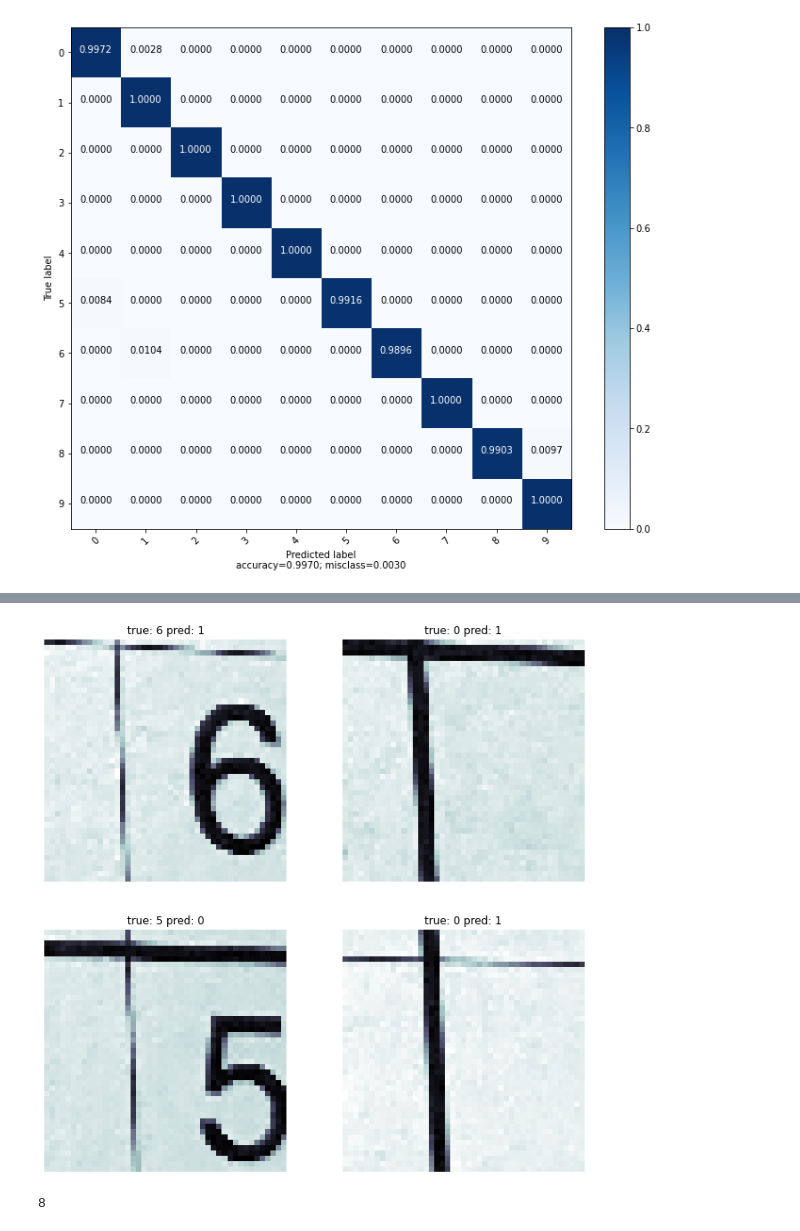
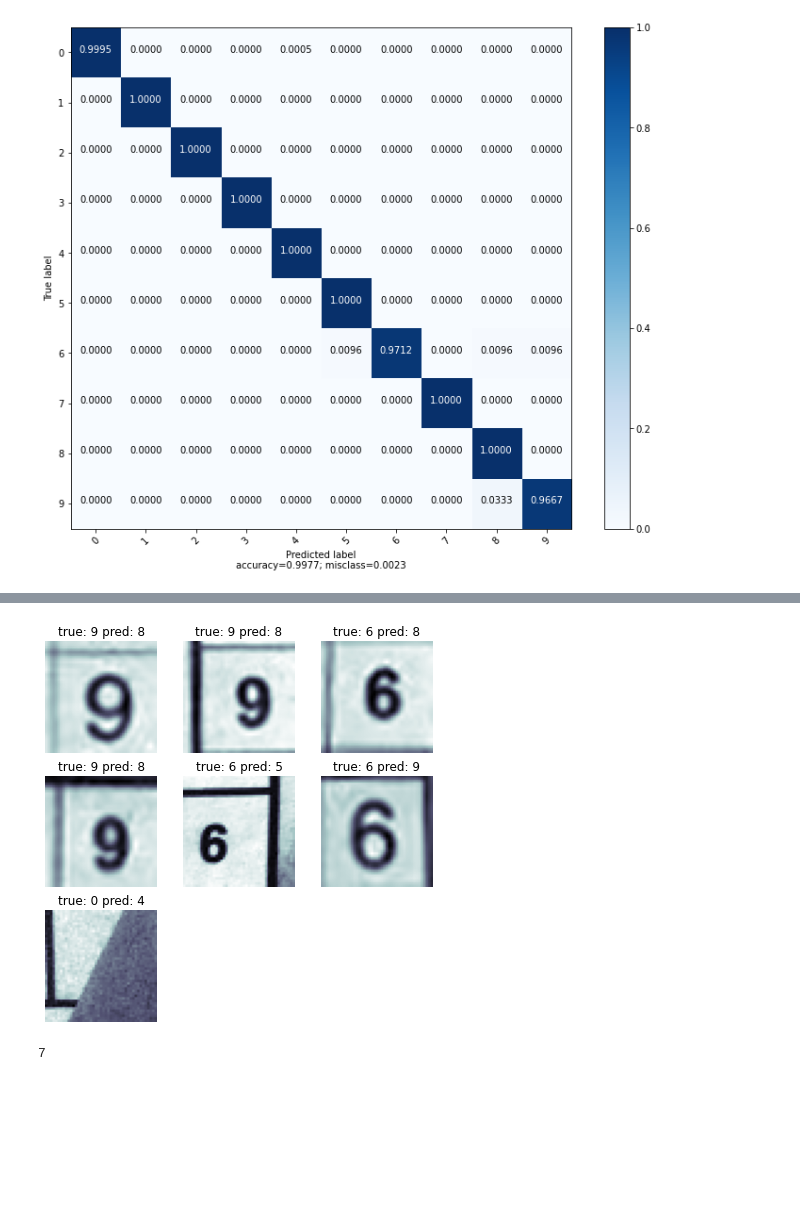
Before and after one commit to simonjuleseric2/Deep-learning-and-backtracking-sudoku, a Jupyter notebook: digit_generation&training.ipynb, the cells around one changed output, grey strips where cells are left out. Cells and saved outputs as stored; diff of their text form; code cells hidden in the pictures; blank space fills up the shorter version.

```diff
--- a/digit_generation&training.ipynb
+++ b/digit_generation&training.ipynb
@@ -451,9 +450,9 @@ Here we try to access how robust our model is in recognising cell images extract
 # %%
 #Load data from real sudoku grids:
 
-yy_lab=np.load('data_npy/tot_labels33.npy')
+yy_lab=np.load('data_npy/tot_labels37.npy')
 yy_lab=np.array(yy_lab)
-raw_img=np.load('data_npy/tot_img33.npy')
+raw_img=np.load('data_npy/tot_img37.npy')
 xx_1=raw_img
 # %%
 y_x = keras.utils.to_categorical(yy_lab, num_classes)
@@ -802,7 +796,7 @@ def salt_pepper(image):
 
     row,col = image.shape
     s_vs_p = np.random.randint(0, 9)/10
-    amount = np.random.randint(0, 6)/10
+    amount = np.random.randint(0, 5)/10
     out = np.copy(image)
         # Salt mode
     num_salt = np.ceil(amount * image.size * s_vs_p)
@@ -889,8 +883,10 @@ def create_data2(length, list_of_font, threshold=True, consider_empty=True):
     return x_img, y_label
 
 
-n=80000 #Number of image to generate
+n=40000 #Number of image to generate
 #n=60
+list_of_font=glob.glob('font2/*.ttf')
+
 xx, yy=create_data2(n, list_of_font, False)
 
 f = plt.figure(figsize=(10,10))
@@ -904,6 +900,6 @@ for i in range(1, num_img+1):
     plt.imshow(xx[i, :, :], cmap='bone')
     plt.axis('off')
 
-plt.savefig('plots/digits4.png' , bbox_inches='tight')
+#plt.savefig('plots/digits4.png' , bbox_inches='tight')
 plt.show()
 # %% [output]
@@ -911,9 +907,9 @@ plt.show()
 # %%
 
 #validation Data:
-yy_lab=np.load('data_npy/tot_labels33.npy')
+yy_lab=np.load('data_npy/tot_labels37.npy')
 y_test=np.array(yy_lab)
-x_test=np.load('data_npy/tot_img33.npy')
+x_test=np.load('data_npy/tot_img37.npy')
 
 num_classes=10
 #y_test = keras.utils.to_categorical(yy_lab, num_classes)
@@ -935,7 +931,7 @@ print(len(y_test))
 cell_size=45
 batch_size = 128
 num_classes = len(np.unique(yy))
-epochs = 20
+epochs = 25
 
 # input image dimensions
 img_rows, img_cols = cell_size, cell_size
@@ -1137,38 +1127,38 @@ for i in range(0, len(y_pred)):
             gr_t=gr_t+1
             j=0
         grid.append(gr_t)
 
 
     j=j+1
 
 
 
 
 failed=np.zeros((k, cell_size, cell_size), dtype=float)
 
 for i in range(0, len(lst_index)):
     img=x_test[lst_index[i], :, :, 0]
     failed[i, :, :]=img
     #true.append(yy_lab[lst_index[i]])
     #predicted.append(y_pred[lst_index[i]])
 
 
-num_img=4
-n, m=int(np.sqrt(num_img)), int(np.sqrt(num_img))
+num_img=k
+#n, m=int(np.sqrt(num_img)), int(np.sqrt(num_img))
+n, m=3, 3
 
-
-f = plt.figure(figsize=(11,11))
+f = plt.figure(figsize=(7,7))
 for i in range(1, num_img+1):
     f.add_subplot(n,m, i)
-    plt.imshow(failed[i, :, :], cmap='bone')
+    plt.imshow(failed[i-1, :, :], cmap='bone')
     #tt='pred: '+str(predicted[i])
-    tt='true: '+str(true[i])+' pred: '+str(predicted[i])
+    tt='true: '+str(true[i-1])+' pred: '+str(predicted[i-1])
     plt.title(tt,fontsize=12)
     plt.axis('off')
 
 plt.savefig('plots/failed_digits2.png' , bbox_inches='tight')
 plt.show()
 print(k)
 # %% [output]
-[figure, old version]
+[figure, new version]
-8
+7
```
Also changed, not shown: parts of 37 cells of this notebook, 14 other files.
